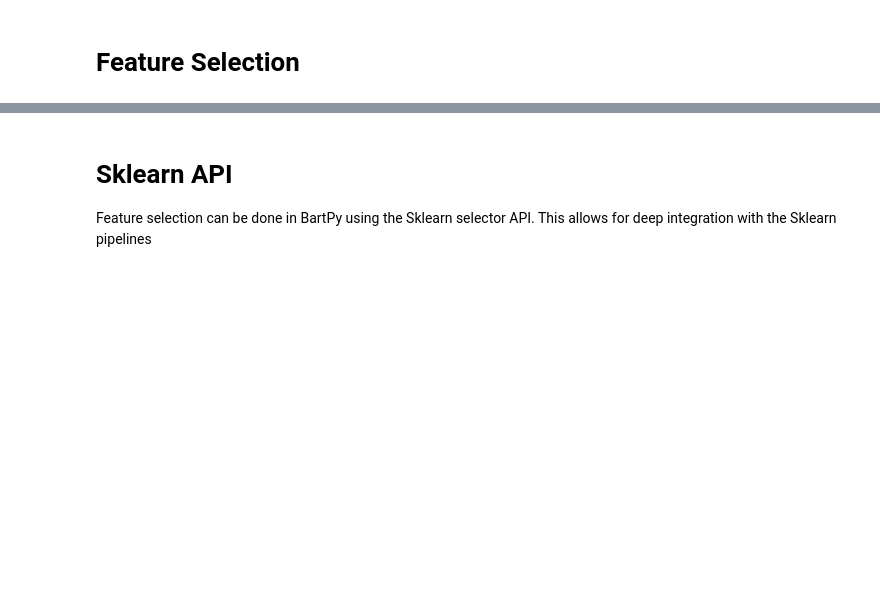
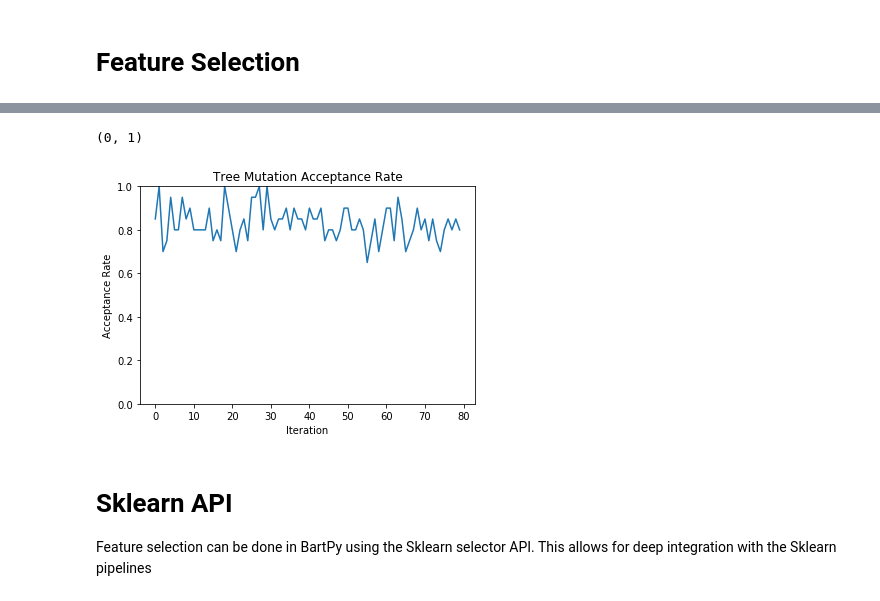
Before and after one commit to JakeColtman/bartpy, a Jupyter notebook: examples/Feature Selection.ipynb, the cells around one changed output, grey strips where cells are left out. Cells and saved outputs as stored; diff of their text form; code cells hidden in the pictures; blank space fills up the shorter version.

```diff
--- a/examples/Feature Selection.ipynb
+++ b/examples/Feature Selection.ipynb
@@ -35,3 +51,14 @@ Text(0.5,1,'X v y')
+# %%
+fig, ax = plt.subplots(1, 1)
+
+ax.plot([x["Tree"] for x in model.acceptance_trace])
+ax.set_title("Tree Mutation Acceptance Rate")
+ax.set_xlabel("Iteration")
+ax.set_ylabel("Acceptance Rate")
+ax.set_ylim((0, 1))
+# %% [output]
+(0, 1)
+[figure, added]
 # %% [markdown]
 # Sklearn API
 
```
Also changed, not shown: parts of 25 cells of this notebook, 5 other files.
